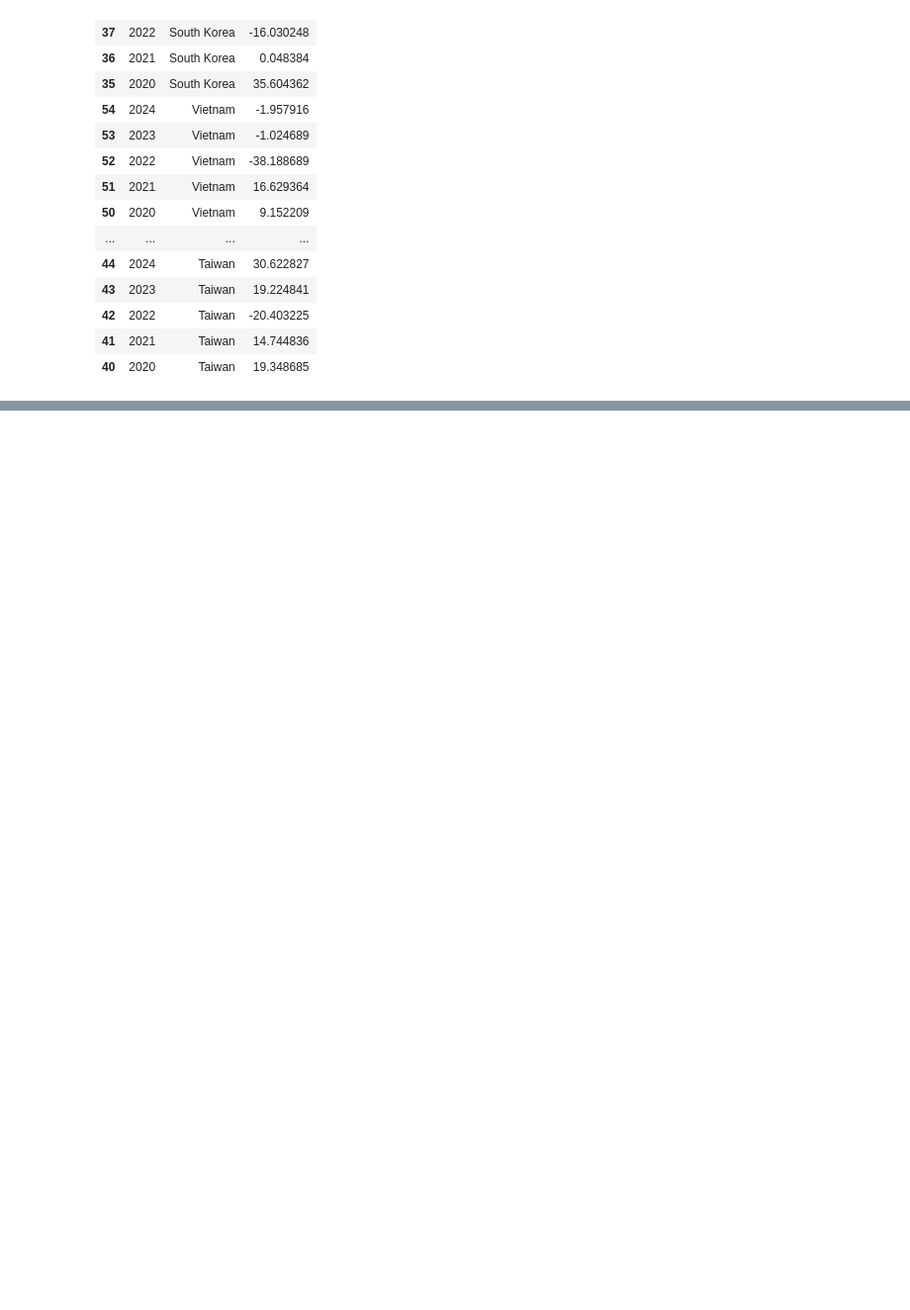
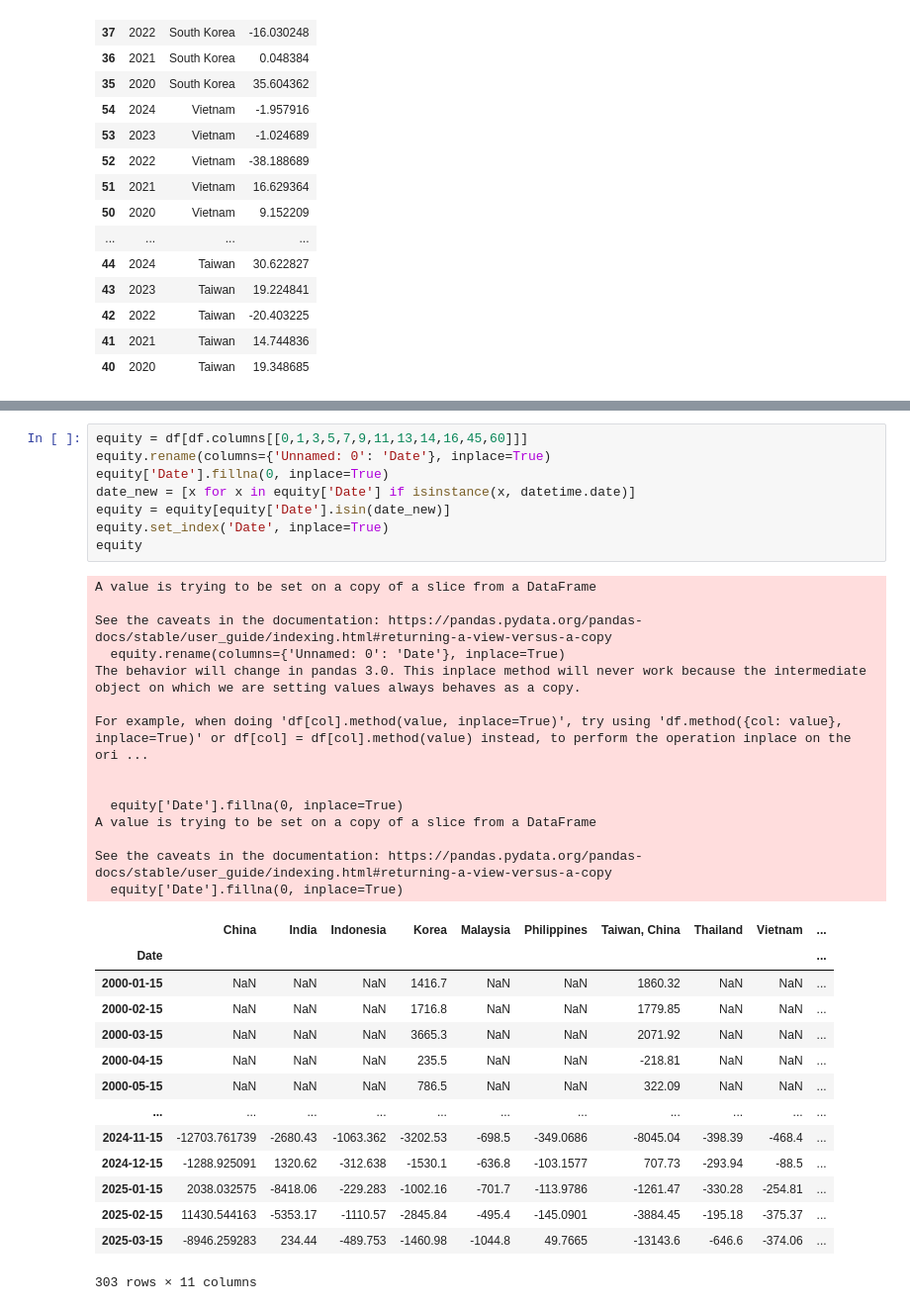
Before and after one commit to aizudeen11/cfm-nlp, a Jupyter notebook: to_gsheet/main.ipynb, the cells around one changed output, grey strips where cells are left out. Shown at 99% size. Drawn from its saved outputs; the diff is of its cells as text; blank space fills up the shorter version.

```diff
--- a/to_gsheet/main.ipynb
+++ b/to_gsheet/main.ipynb
@@ -216,0 +224,37 @@ df.head()
+# %%
+equity = df[df.columns[[0,1,3,5,7,9,11,13,14,16,45,60]]]
+equity.rename(columns={'Unnamed: 0': 'Date'}, inplace=True)
+equity['Date'].fillna(0, inplace=True)
+date_new = [x for x in equity['Date'] if isinstance(x, datetime.date)]
+equity = equity[equity['Date'].isin(date_new)]
+equity.set_index('Date', inplace=True)
+equity
+# %% [output]
+A value is trying to be set on a copy of a slice from a DataFrame
+
+See the caveats in the documentation: https://pandas.pydata.org/pandas-docs/stable/user_guide/indexing.html#returning-a-view-versus-a-copy
+  equity.rename(columns={'Unnamed: 0': 'Date'}, inplace=True)
+The behavior will change in pandas 3.0. This inplace method will never work because the intermediate object on which we are setting values always behaves as a copy.
+
+For example, when doing 'df[col].method(value, inplace=True)', try using 'df.method({col: value}, inplace=True)' or df[col] = df[col].method(value) instead, to perform the operation inplace on the ori ...
+
+
+  equity['Date'].fillna(0, inplace=True)
+A value is trying to be set on a copy of a slice from a DataFrame
+
+See the caveats in the documentation: https://pandas.pydata.org/pandas-docs/stable/user_guide/indexing.html#returning-a-view-versus-a-copy
+  equity['Date'].fillna(0, inplace=True)
+|  | China | India | Indonesia | Korea | Malaysia | Philippines | Taiwan, China | Thailand | Vietnam | ... |
+| Date |  |  |  |  |  |  |  |  |  | ... |
+| 2000-01-15 | NaN | NaN | NaN | 1416.7 | NaN | NaN | 1860.32 | NaN | NaN | ... |
+| 2000-02-15 | NaN | NaN | NaN | 1716.8 | NaN | NaN | 1779.85 | NaN | NaN | ... |
+| 2000-03-15 | NaN | NaN | NaN | 3665.3 | NaN | NaN | 2071.92 | NaN | NaN | ... |
+| 2000-04-15 | NaN | NaN | NaN | 235.5 | NaN | NaN | -218.81 | NaN | NaN | ... |
+| 2000-05-15 | NaN | NaN | NaN | 786.5 | NaN | NaN | 322.09 | NaN | NaN | ... |
+| ... | ... | ... | ... | ... | ... | ... | ... | ... | ... | ... |
+| 2024-11-15 | -12703.761739 | -2680.43 | -1063.362 | -3202.53 | -698.5 | -349.0686 | -8045.04 | -398.39 | -468.4 | ... |
+| 2024-12-15 | -1288.925091 | 1320.62 | -312.638 | -1530.1 | -636.8 | -103.1577 | 707.73 | -293.94 | -88.5 | ... |
+| 2025-01-15 | 2038.032575 | -8418.06 | -229.283 | -1002.16 | -701.7 | -113.9786 | -1261.47 | -330.28 | -254.81 | ... |
+| 2025-02-15 | 11430.544163 | -5353.17 | -1110.57 | -2845.84 | -495.4 | -145.0901 | -3884.45 | -195.18 | -375.37 | ... |
+| 2025-03-15 | -8946.259283 | 234.44 | -489.753 | -1460.98 | -1044.8 | 49.7665 | -13143.6 | -646.6 | -374.06 | ... |
+303 rows × 11 columns
```
Also changed, not shown: parts of 7 cells of this notebook, 5 other files.
